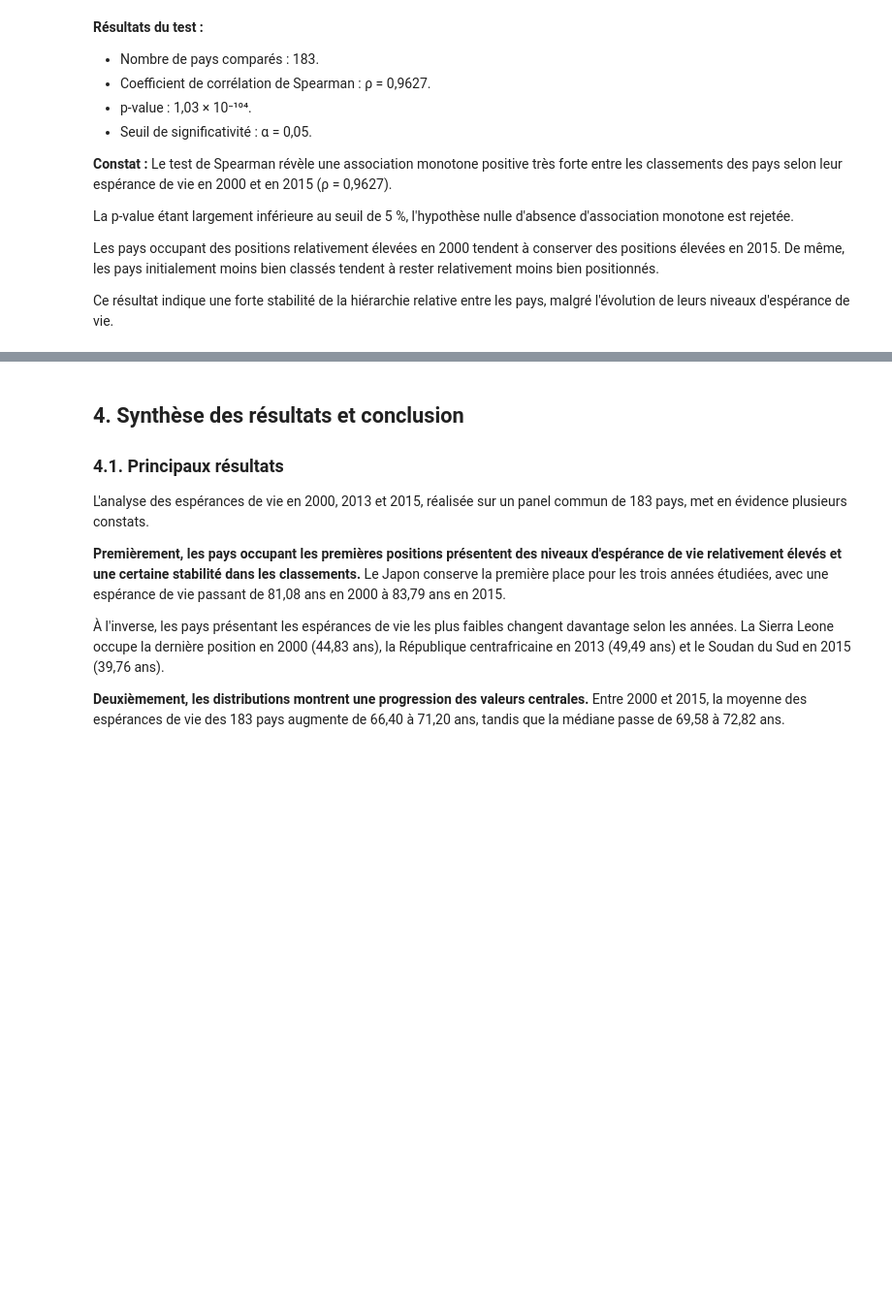
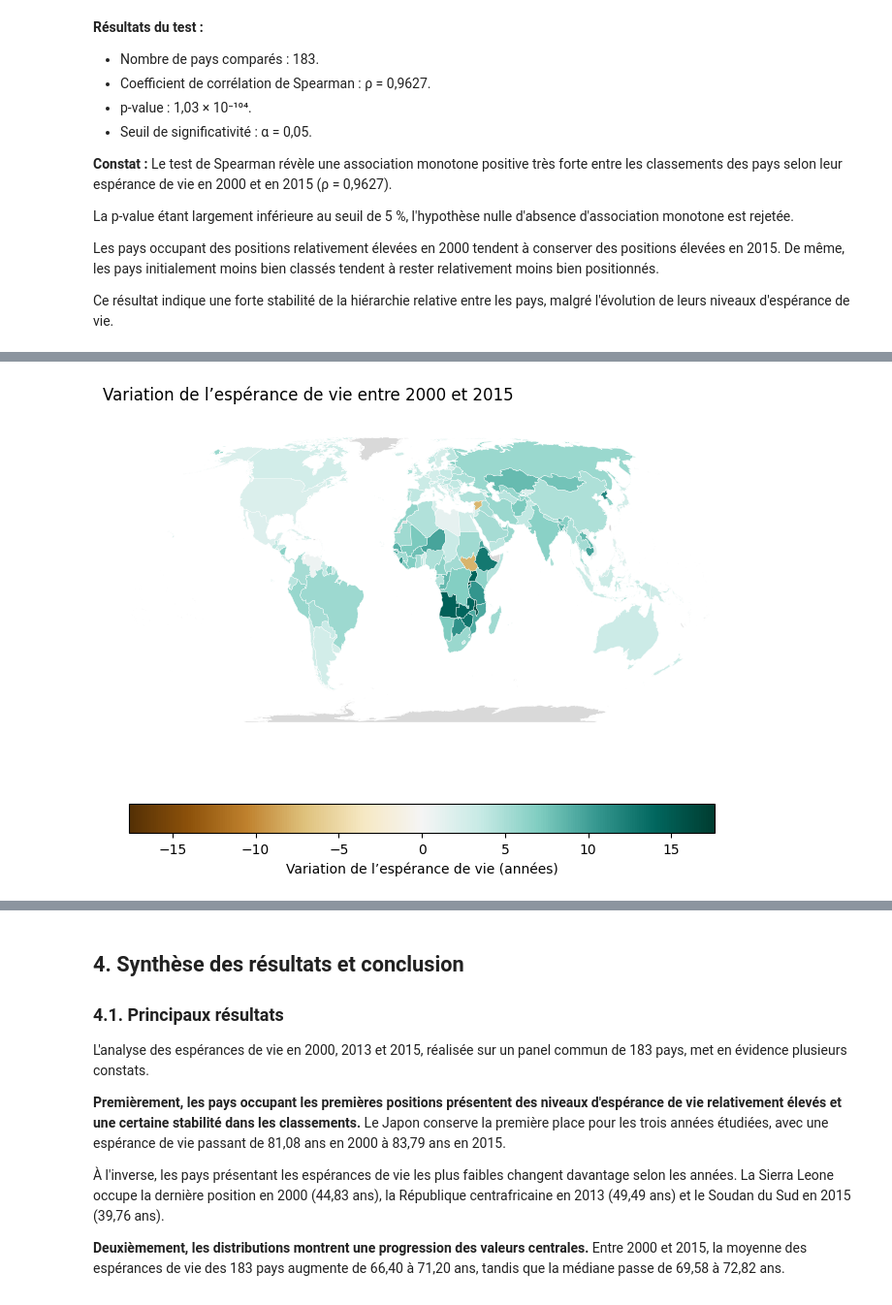
Before and after one commit to ikpovenon/life-expectancy, a Jupyter notebook: notebooks/03_LEP_14_classement_pays.ipynb, the cells around one changed output, grey strips where cells are left out. Shown at 97% size. Cells and saved outputs as stored; diff of their text form; code cells hidden in the pictures; blank space fills up the shorter version.

```diff
--- a/notebooks/03_LEP_14_classement_pays.ipynb
+++ b/notebooks/03_LEP_14_classement_pays.ipynb
@@ -1126,0 +1261,43 @@ Ce résultat indique une forte stabilité de la hiérarchie relative entre les p
+# %%
+annee_depart = 2000
+annee_fin = 2015
+
+# Calculer la variation pour les pays renseignés aux deux dates.
+variation = (
+    esperance_par_pays[annee_fin] - esperance_par_pays[annee_depart]
+).rename("variation_annees")
+
+carte_variation = frontieres.merge(
+    variation,
+    left_on="ISO_A3_EH",
+    right_index=True,
+    how="left",
+    validate="many_to_one",
+).to_crs(epsg=8857)
+
+# Centrer l'échelle sur zéro pour distinguer les baisses et les hausses.
+borne = carte_variation["variation_annees"].abs().max()
+
+fig, ax = plt.subplots(figsize=(12, 6))
+carte_variation.plot(
+    column="variation_annees",
+    cmap="BrBG",
+    vmin=-borne,
+    vmax=borne,
+    edgecolor="white",
+    linewidth=0.25,
+    legend=True,
+    legend_kwds={"label": "Variation de l’espérance de vie (années)",
+                 "orientation": "horizontal", "shrink": 0.65},
+    missing_kwds={"color": "#D9D9D9"},
+    ax=ax,
+)
+
+ax.set_title(
+    f"Variation de l’espérance de vie entre {annee_depart} et {annee_fin}",
+    loc="left",
+)
+ax.set_axis_off()
+plt.show()
+# %% [output]
+[figure, added]
```
Also changed, not shown: parts of 7 cells of this notebook, 7 other files.
